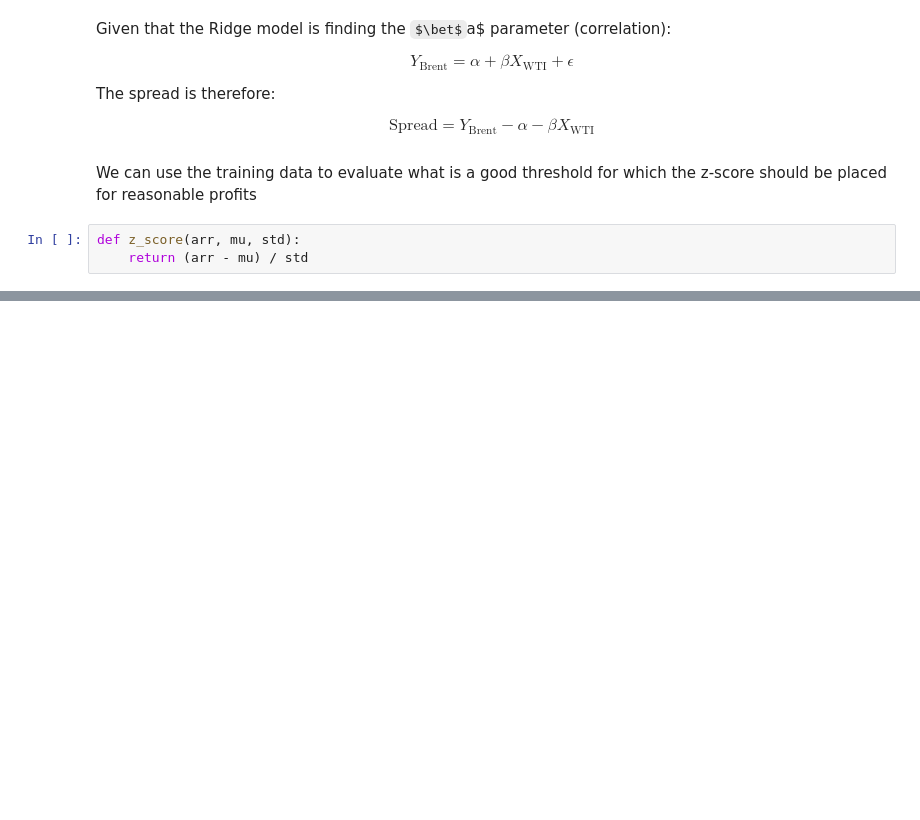
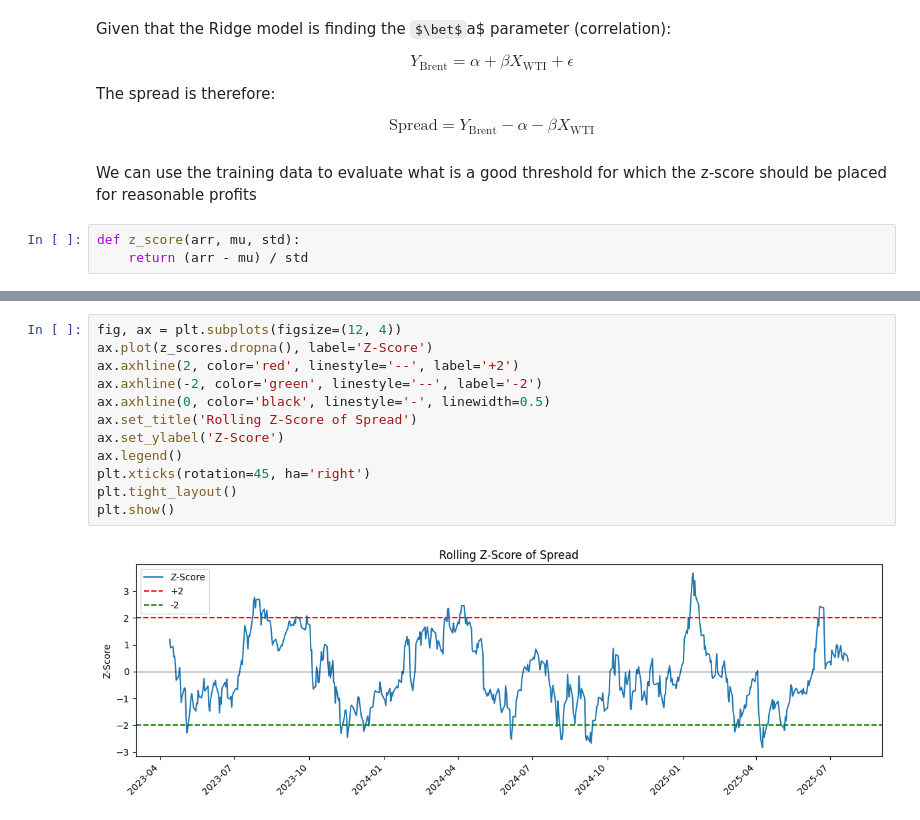
Before and after one commit to ptr-enjoyer/derivative-pricing, a Jupyter notebook: notebooks/stat_arb.ipynb, the cells around one changed output, grey strips where cells are left out. Saved outputs shown, nothing was run; the diff lists cells and outputs as text; some formulas as TeX source; blank space fills up the shorter version.

```diff
--- a/notebooks/stat_arb.ipynb
+++ b/notebooks/stat_arb.ipynb
@@ -299,0 +276,14 @@ AttributeError: 'numpy.float64' object has no attribute 'values'
+# %%
+fig, ax = plt.subplots(figsize=(12, 4))
+ax.plot(z_scores.dropna(), label='Z-Score')
+ax.axhline(2, color='red', linestyle='--', label='+2')
+ax.axhline(-2, color='green', linestyle='--', label='-2')
+ax.axhline(0, color='black', linestyle='-', linewidth=0.5)
+ax.set_title('Rolling Z-Score of Spread')
+ax.set_ylabel('Z-Score')
+ax.legend()
+plt.xticks(rotation=45, ha='right')
+plt.tight_layout()
+plt.show()
+# %% [output]
+[figure, added]
```
Also changed, not shown: parts of 10 cells of this notebook, 1 other file.
